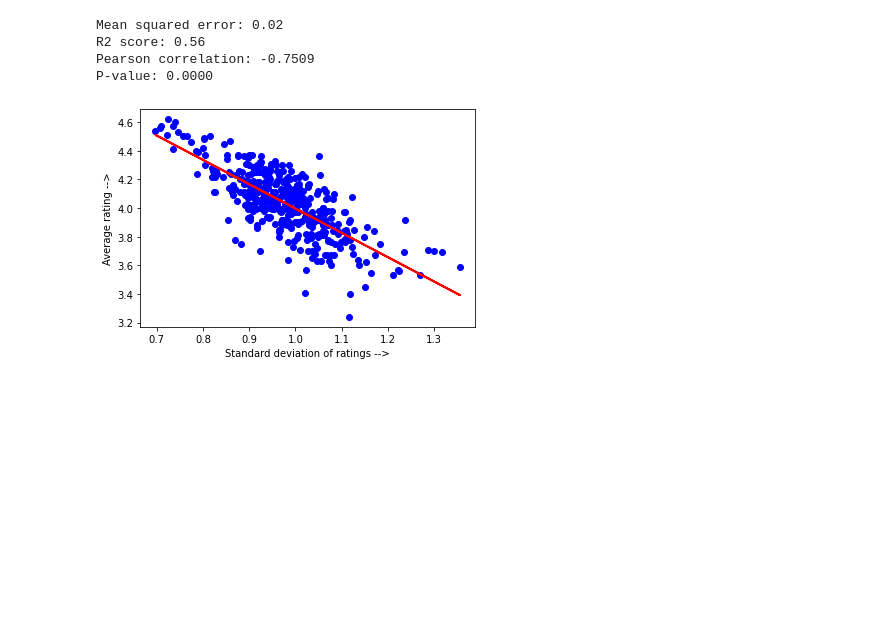
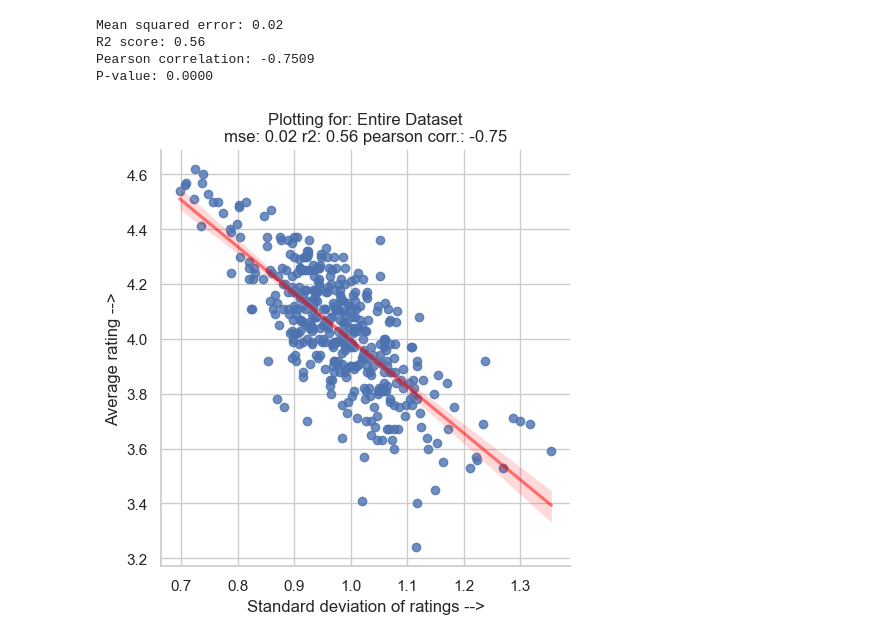
Before and after one commit to agshar96/Data-Literacy-Final-Project, a Jupyter notebook: Controversial Exploration.ipynb, the cells around one changed output. Saved outputs shown, nothing was run; the diff lists cells and outputs as text; code cells hidden in the pictures; blank space fills up the shorter version.

Commit message:
Adding seaborn plots

```diff
--- a/Controversial Exploration.ipynb
+++ b/Controversial Exploration.ipynb
@@ -2,7 +2,11 @@
 import pandas as pd
 import numpy as np
 from numpy.random import default_rng
+import seaborn as sns
+sns.set_theme(style='whitegrid')
 import matplotlib.pyplot as plt
+import matplotlib
+matplotlib.rcParams['font.size'] = 12.0
 import scipy
 from sklearn import datasets, linear_model
 from sklearn.metrics import mean_squared_error, r2_score
@@ -137,16 +145,20 @@ ratings = bookdataset[['RatingDist5', 'RatingDist4', 'RatingDist3', 'RatingDist2
 number_of_ratings = bookdataset[['RatingDistTotal']].to_numpy().reshape(-1,1)
 
 ## Perform regression analysis by taking standard deviation of ratings as "Controversy Score"
-def do_std_dev_analysis(ratings, number_of_ratings, regress_y, plot_axs, plot_enable=False, ylabel = "Number of ratings -->"):
+def do_std_dev_analysis(ratings, number_of_ratings, regress_y, plot_enable=False, ylabel = "Number of ratings -->", genre = "Entire Dataset"):
     ## Number of ratings are required for standard deviation calculation. Thus, we have separate regress_y variable.
     ratings_std_dev = calc_std_deviation(ratings, number_of_ratings)
-    predictions = perform_regression_analysis(ratings_std_dev, regress_y)
-
+    predictions, mse, r2, pearson_coef = perform_regression_analysis(ratings_std_dev, regress_y)
+    if(mse < 1000):
+        title = "Plotting for: " + genre + "\n" + "mse: " + str(round(mse,2)) + " r2: " + str(round(r2, 2)) + " pearson corr.: " + str(round(pearson_coef, 2))
+    else:
+        str_mse = "{:.2e}".format(mse)
+        title = "Plotting for: " + genre + "\n" + "mse: " + str_mse + " r2: " + str(round(r2, 2)) + " pearson corr.: " + str(round(pearson_coef, 2))
     if(plot_enable):
-        create_regression_plot(ratings_std_dev, regress_y, predictions, "Standard deviation of ratings -->", ylabel, plot_axs)
+        create_regression_plot(ratings_std_dev, regress_y, "Standard deviation of ratings -->", ylabel, title)
 
 ## Perform regression analysis by taking difference between mean and median of ratings as "Controversy Score"
-def do_mean_median_analysis(ratings, number_of_ratings, plot_axs, plot_enable=False, ylabel = "Number of ratings -->"):
+def do_mean_median_analysis(ratings, number_of_ratings, regress_y, plot_enable=False, ylabel = "Number of ratings -->", genre = "Entire Dataset"):
     median_index = number_of_ratings.reshape(-1) // 2
     cum_ratings = np.cumsum(ratings, axis=1).to_numpy()
     ratings_median = np.zeros_like(median_index)
@@ -163,28 +175,38 @@ def do_mean_median_analysis(ratings, number_of_ratings, plot_axs, plot_enable=Fa
 
     ratings_diff = abs(ratings_median - ratings_mean)
 
-    predictions = perform_regression_analysis(ratings_diff, number_of_ratings)
+    predictions, mse, r2, pearson_coef = perform_regression_analysis(ratings_diff, regress_y)
+    if(mse < 1000):
+        title = "Plotting for: " + genre + "\n" + "mse: " + str(round(mse,2)) + " r2: " + str(round(r2, 2)) + " pearson corr.: " + str(round(pearson_coef, 2))
+    else:
+        str_mse = "{:.2e}".format(mse)
+        title = "Plotting for: " + genre + "\n" + "mse: " + str_mse + " r2: " + str(round(r2, 2)) + " pearson corr.: " + str(round(pearson_coef, 2))
 
     if(plot_enable):
-        create_regression_plot(ratings_diff, number_of_ratings, predictions,"||Mean - Median|| -->", ylabel, plot_axs);
+        create_regression_plot(ratings_diff,regress_y ,"||Mean - Median|| -->", ylabel, title);
 
 
 ## Perform regression analysis by taking ratio of 5 star to 1 star as "Controversy Score"
-def do_ratio_analysis(ratings, number_of_ratings, plot_axs, plot_enable=False, ylabel = "Number of ratings -->"):
+def do_ratio_analysis(ratings, number_of_ratings, regress_y, plot_enable=False, ylabel = "Number of ratings -->", genre = "Entire Dataset"):
     ratings_np = ratings.to_numpy()
     ratio_5_1 = (ratings_np[:,0] / ratings_np[:,4]).reshape(-1, 1)
-    predictions = perform_regression_analysis(ratio_5_1, number_of_ratings)
+    predictions, mse, r2, pearson_coef = perform_regression_analysis(ratio_5_1, regress_y)
+    if(mse < 1000):
+        title = "Plotting for: " + genre + "\n" + "mse: " + str(round(mse,2)) + " r2: " + str(round(r2, 2)) + " pearson corr.: " + str(round(pearson_coef, 2))
+    else:
+        str_mse = "{:.2e}".format(mse)
+        title = "Plotting for: " + genre + "\n" + "mse: " + str_mse + " r2: " + str(round(r2, 2)) + " pearson corr.: " + str(round(pearson_coef, 2))
 
     if(plot_enable):
-        create_regression_plot(ratio_5_1, number_of_ratings, predictions, "Ratio of 5star to 1star -->", ylabel, plot_axs)
+        create_regression_plot(ratio_5_1, regress_y, "Ratio of 5star to 1star -->", ylabel, title)
 # %%
-fig, axs = plt.subplots()
 regress_y = bookdataset[['Rating']].to_numpy().reshape(-1,1)
-do_std_dev_analysis(ratings, number_of_ratings, regress_y,axs, True, "Average rating -->")
+do_std_dev_analysis(ratings, number_of_ratings, regress_y, True, "Average rating -->")
+# do_std_dev_analysis(ratings, number_of_ratings, number_of_ratings, True)
 # %% [output]
 Mean squared error: 0.02
 R2 score: 0.56
 Pearson correlation: -0.7509
 P-value: 0.0000
-[figure, old version]
+[figure, new version]
 # %%
```
Also changed, not shown: parts of 6 cells of this notebook.
